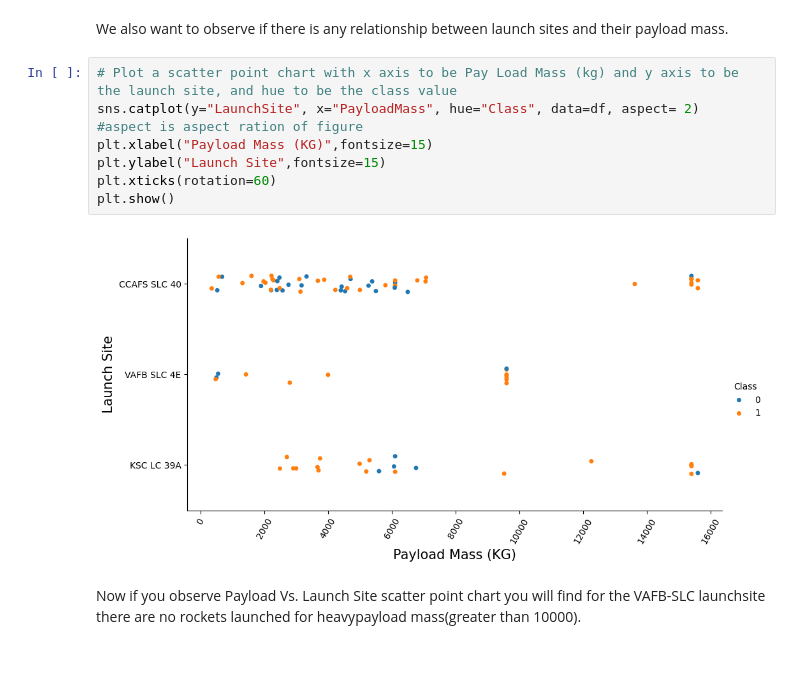
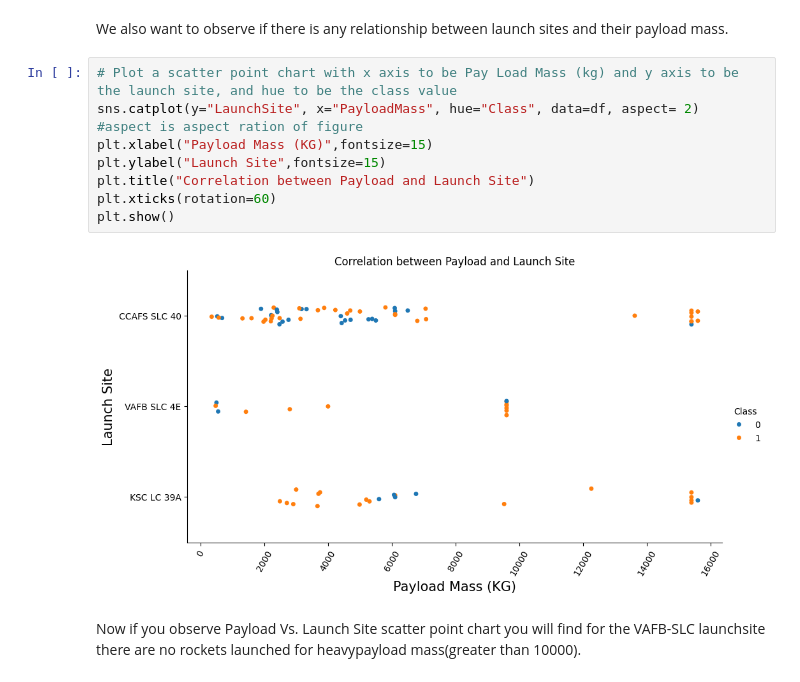
Before and after one commit to NalinMalla/SpaceX-Falcon9-Cost-Predictor, a Jupyter notebook: 2.2. EDA-dataviz.ipynb, the cells around one changed output. Drawn from its saved outputs; the diff is of its cells as text.

```diff
--- a/2.2. EDA-dataviz.ipynb
+++ b/2.2. EDA-dataviz.ipynb
@@ -104,12 +105,13 @@ We also want to observe if there is any relationship between launch sites and th
 # %%
 # Plot a scatter point chart with x axis to be Pay Load Mass (kg) and y axis to be the launch site, and hue to be the class value
 sns.catplot(y="LaunchSite", x="PayloadMass", hue="Class", data=df, aspect= 2)  #aspect is aspect ration of figure
 plt.xlabel("Payload Mass (KG)",fontsize=15)
 plt.ylabel("Launch Site",fontsize=15)
+plt.title("Correlation between Payload and Launch Site")
 plt.xticks(rotation=60)
 plt.show()
 # %% [output]
-[figure, old version]
+[figure, new version]
 # %% [markdown]
 Now if you observe Payload Vs. Launch Site scatter point chart you will find for the VAFB-SLC  launchsite there are no  rockets  launched for  heavypayload mass(greater than 10000).
 # %% [markdown]
```
Also changed, not shown: parts of 17 cells of this notebook, 9 other files.
